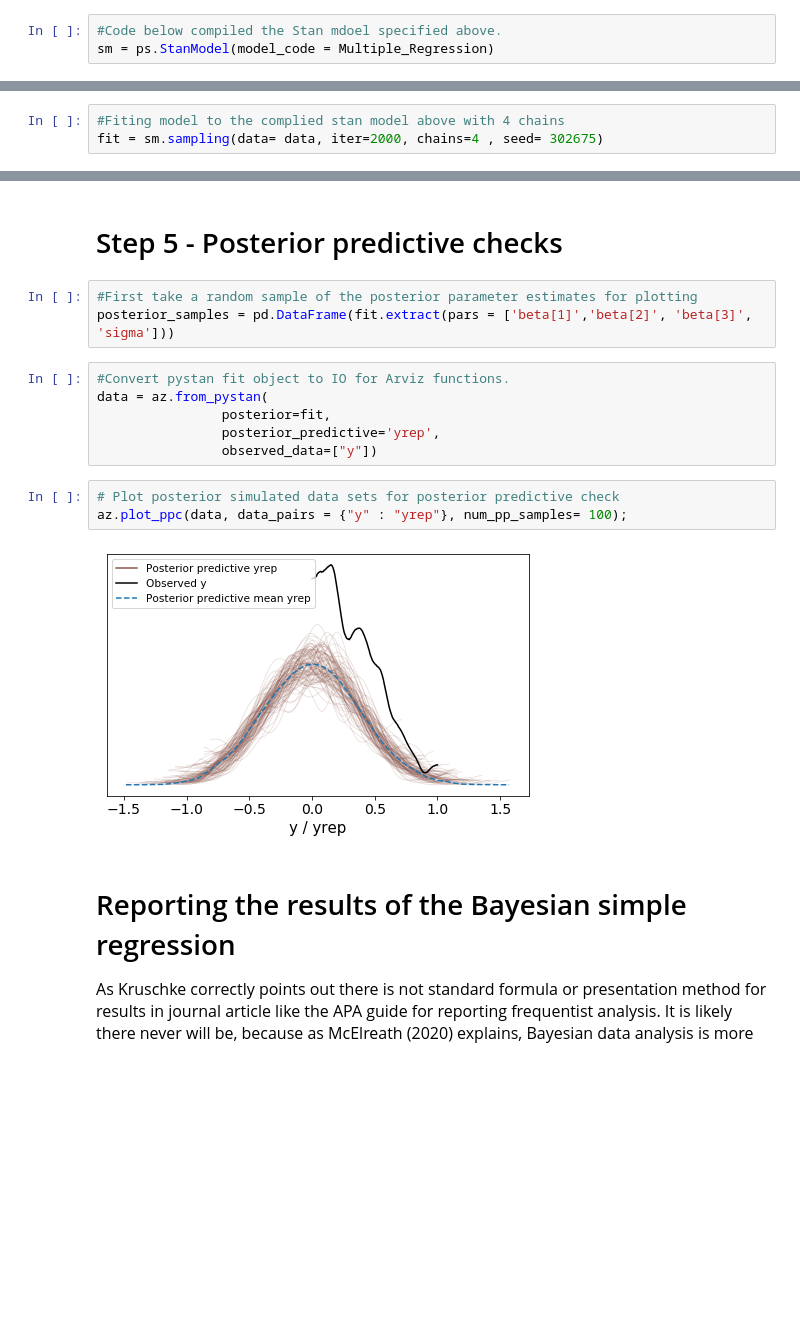
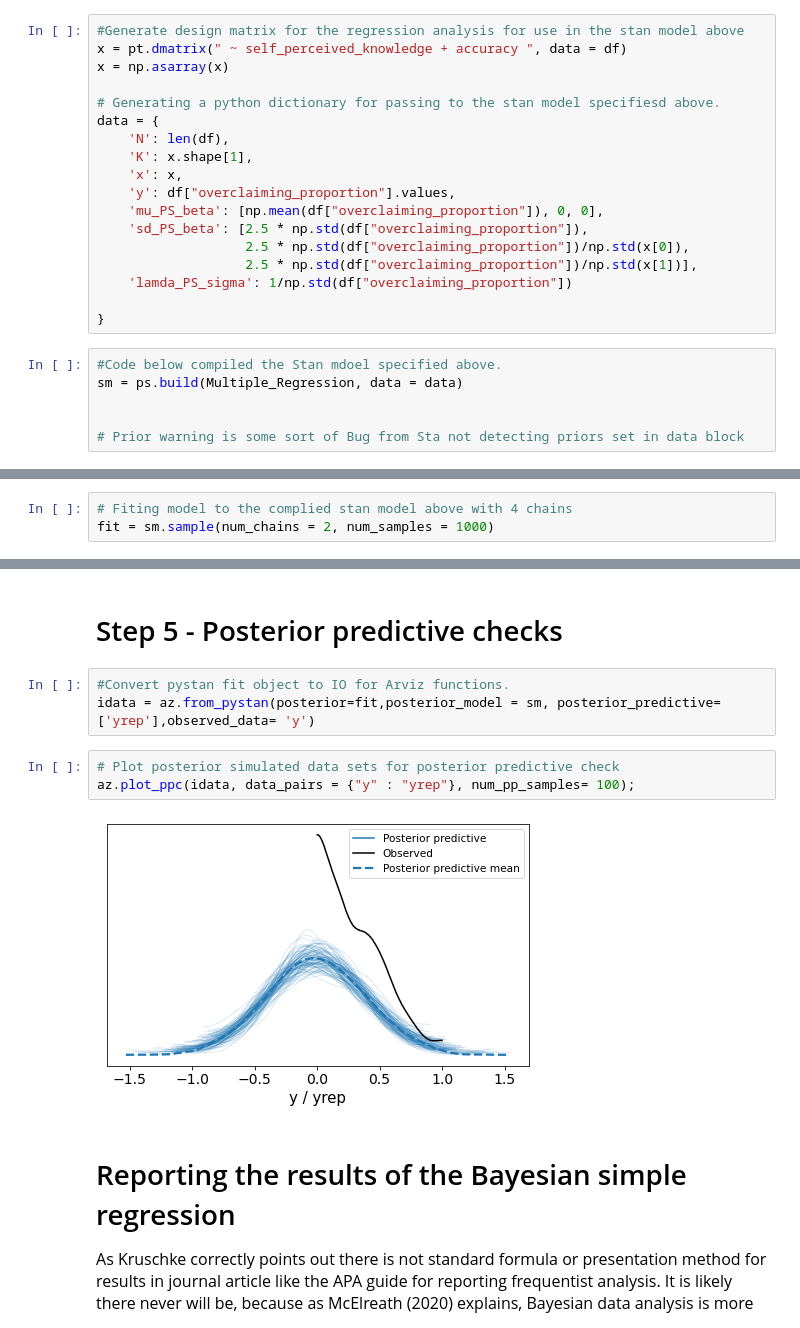
Before and after one commit to ebrlab/Statistical-methods-for-research-workers-bayes-for-psychologists-and-neuroscientists, a Jupyter notebook: wip/Bayesian Multiple regression .ipynb, the cells around one changed output, grey strips where cells are left out. Saved outputs shown, nothing was run; the diff lists cells and outputs as text; blank space fills up the shorter version.

```diff
--- a/wip/Bayesian Multiple regression .ipynb
+++ b/wip/Bayesian Multiple regression .ipynb
@@ -194,7 +196,28 @@ yrep = normal_rng(x_transformed * beta, sigma);
 
 }
 """
+# %%
+#Generate design matrix for the regression analysis for use in the stan model above
+x = pt.dmatrix(" ~ self_perceived_knowledge + accuracy ", data = df)
+x = np.asarray(x)
+
+# Generating a python dictionary for passing to the stan model specifiesd above.
+data = {
+    'N': len(df),
+    'K': x.shape[1],
+    'x': x,
+    'y': df["overclaiming_proportion"].values,
+    'mu_PS_beta': [np.mean(df["overclaiming_proportion"]), 0, 0],
+    'sd_PS_beta': [2.5 * np.std(df["overclaiming_proportion"]),
+                   2.5 * np.std(df["overclaiming_proportion"])/np.std(x[0]),
+                   2.5 * np.std(df["overclaiming_proportion"])/np.std(x[1])],
+    'lamda_PS_sigma': 1/np.std(df["overclaiming_proportion"])
+
+}
 # %%
 #Code below compiled the Stan mdoel specified above.
-sm = ps.StanModel(model_code = Multiple_Regression)
+sm = ps.build(Multiple_Regression, data = data)
+
+
+# Prior warning is some sort of Bug from Sta not detecting priors set in data block
 # %% [output]
@@ -232,3 +228,3 @@ data = {
 # %%
-#Fiting model to the complied stan model above with 4 chains
-fit = sm.sampling(data= data, iter=2000, chains=4 , seed= 302675)
+# Fiting model to the complied stan model above with 4 chains
+fit = sm.sample(num_chains = 2, num_samples = 1000)
@@ -270,19 +287,13 @@ az.plot_trace(fit, var_names=("beta", "sigma"));
 # %% [markdown]
 # Step 5 - Posterior predictive checks
-# %%
-#First take a random sample of the posterior parameter estimates for plotting
-posterior_samples = pd.DataFrame(fit.extract(pars = ['beta[1]','beta[2]', 'beta[3]', 'sigma']))
 # %%
 #Convert pystan fit object to IO for Arviz functions.
-data = az.from_pystan(
-                posterior=fit,
-                posterior_predictive='yrep',
-                observed_data=["y"])
+idata = az.from_pystan(posterior=fit,posterior_model = sm, posterior_predictive=['yrep'],observed_data= 'y')
 # %%
 # Plot posterior simulated data sets for posterior predictive check
-az.plot_ppc(data, data_pairs = {"y" : "yrep"}, num_pp_samples= 100);
+az.plot_ppc(idata, data_pairs = {"y" : "yrep"}, num_pp_samples= 100);
 # %% [output]
-[figure, old version]
+[figure, new version]
 # %% [markdown]
 # Reporting the results of the Bayesian simple regression
 
```
Also changed, not shown: parts of 14 cells of this notebook, 13 other files.
